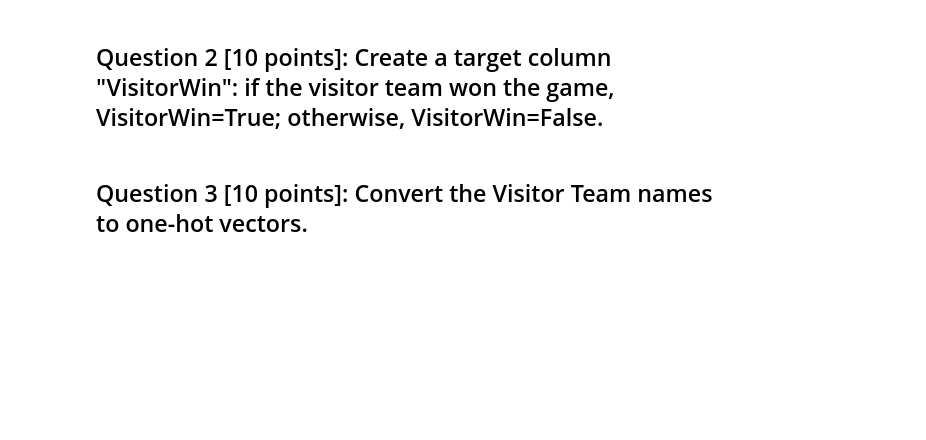
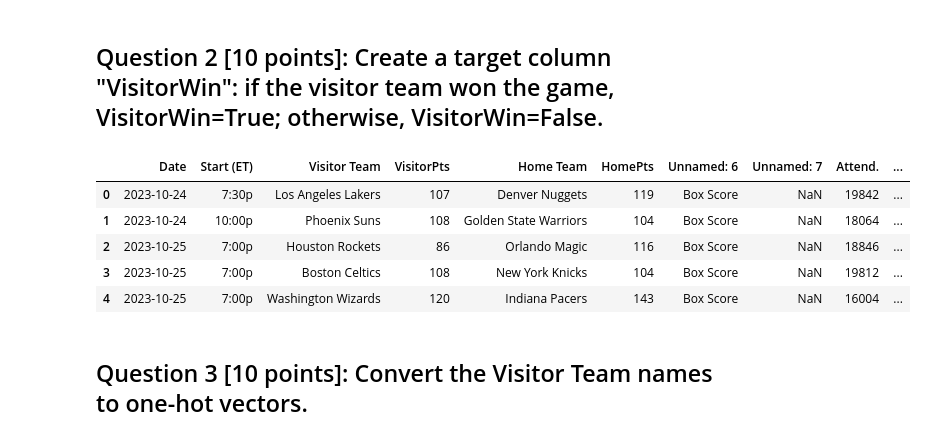
Before and after one commit to Izquazzle/appl, a Jupyter notebook: INFO371_Assignment2.ipynb, the cells around one changed output. Drawn from its saved outputs; the diff is of its cells as text; code cells hidden in the pictures; blank space fills up the shorter version.

```diff
--- a/INFO371_Assignment2.ipynb
+++ b/INFO371_Assignment2.ipynb
@@ -84,4 +83,17 @@ df.head()
 # %% [markdown]
 ## Question 2 [10 points]: Create a target column "VisitorWin": if the visitor team won the game, VisitorWin=True; otherwise, VisitorWin=False.
+# %%
+#this statement will create a new column whose values come from a simple boolean
+df['VisitorWin'] =  df['VisitorPts'] > df['HomePts']
+
+#df.head shows that the column was created
+df.head()
+# %% [output]
+|  | Date | Start (ET) | Visitor Team | VisitorPts | Home Team | HomePts | Unnamed: 6 | Unnamed: 7 | Attend. | ... |
+| 0 | 2023-10-24 | 7:30p | Los Angeles Lakers | 107 | Denver Nuggets | 119 | Box Score | NaN | 19842 | ... |
+| 1 | 2023-10-24 | 10:00p | Phoenix Suns | 108 | Golden State Warriors | 104 | Box Score | NaN | 18064 | ... |
+| 2 | 2023-10-25 | 7:00p | Houston Rockets | 86 | Orlando Magic | 116 | Box Score | NaN | 18846 | ... |
+| 3 | 2023-10-25 | 7:00p | Boston Celtics | 108 | New York Knicks | 104 | Box Score | NaN | 19812 | ... |
+| 4 | 2023-10-25 | 7:00p | Washington Wizards | 120 | Indiana Pacers | 143 | Box Score | NaN | 16004 | ... |
 # %% [markdown]
 ## Question 3 [10 points]: Convert the Visitor Team names to one-hot vectors.
```
Also changed, not shown: parts of 5 cells of this notebook.
